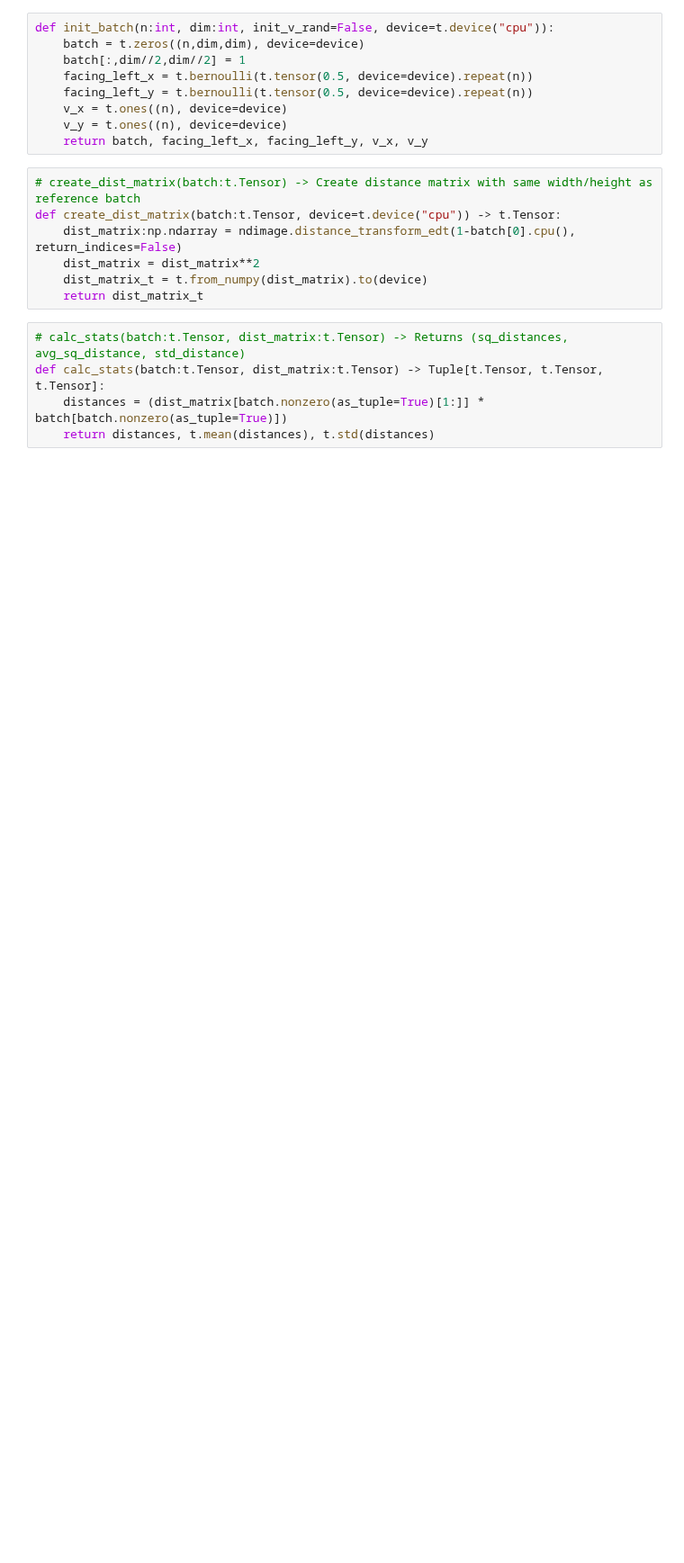
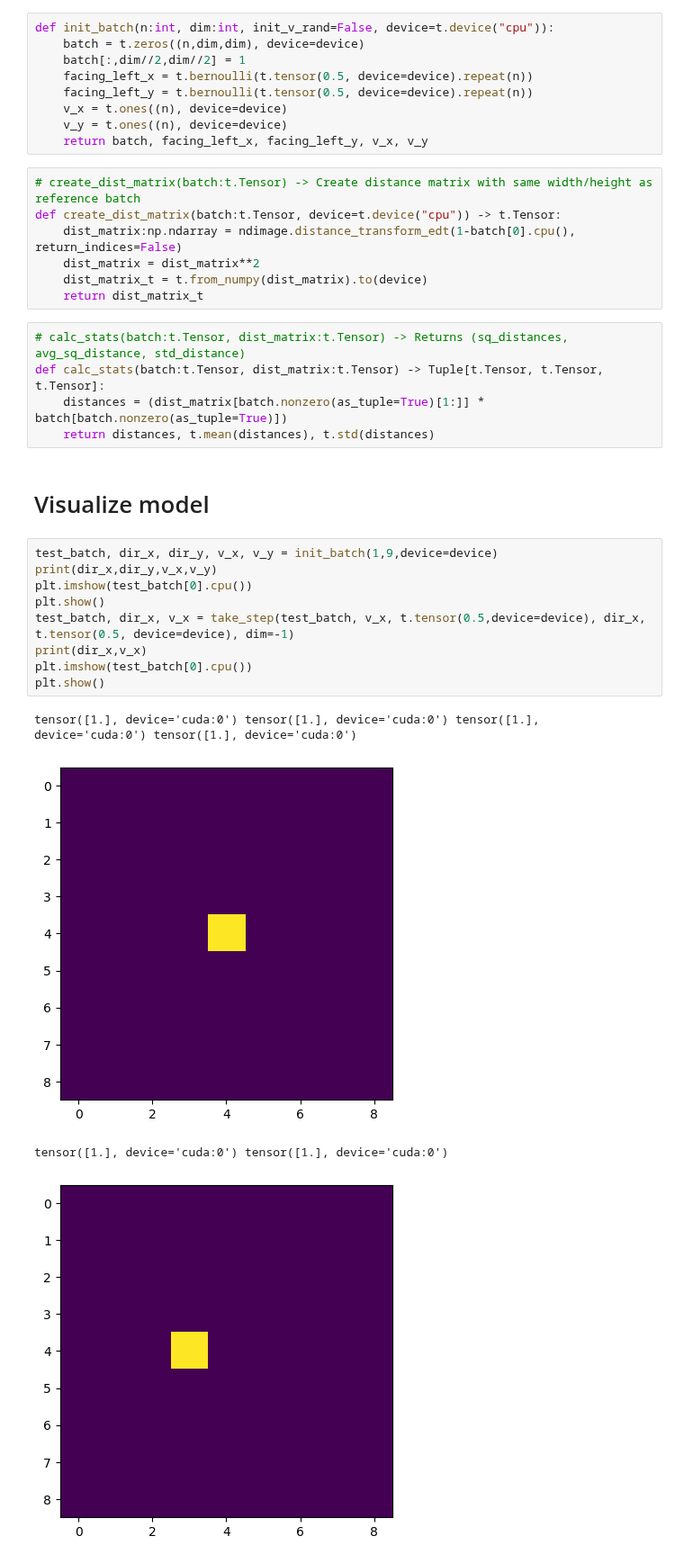
Before and after one commit to JanSchering/Thesis, a Jupyter notebook: random_walk/persistent_rand_walk_ex.ipynb, the cells around one changed output. Shown at 90% size. Saved outputs shown, nothing was run; the diff lists cells and outputs as text; blank space fills up the shorter version.

```diff
--- a/random_walk/persistent_rand_walk_ex.ipynb
+++ b/random_walk/persistent_rand_walk_ex.ipynb
@@ -71,3 +71,19 @@ def create_dist_matrix(batch:t.Tensor, device=t.device("cpu")) -> t.Tensor:
 def calc_stats(batch:t.Tensor, dist_matrix:t.Tensor) -> Tuple[t.Tensor, t.Tensor, t.Tensor]:
     distances = (dist_matrix[batch.nonzero(as_tuple=True)[1:]] * batch[batch.nonzero(as_tuple=True)])
     return distances, t.mean(distances), t.std(distances)
+# %% [markdown]
+# Visualize model
+# %%
+test_batch, dir_x, dir_y, v_x, v_y = init_batch(1,9,device=device)
+print(dir_x,dir_y,v_x,v_y)
+plt.imshow(test_batch[0].cpu())
+plt.show()
+test_batch, dir_x, v_x = take_step(test_batch, v_x, t.tensor(0.5,device=device), dir_x, t.tensor(0.5, device=device), dim=-1)
+print(dir_x,v_x)
+plt.imshow(test_batch[0].cpu())
+plt.show()
+# %% [output]
+tensor([1.], device='cuda:0') tensor([1.], device='cuda:0') tensor([1.], device='cuda:0') tensor([1.], device='cuda:0')
+[figure, added]
+tensor([1.], device='cuda:0') tensor([1.], device='cuda:0')
+[figure, added]
```
Also changed, not shown: parts of 10 cells of this notebook.
